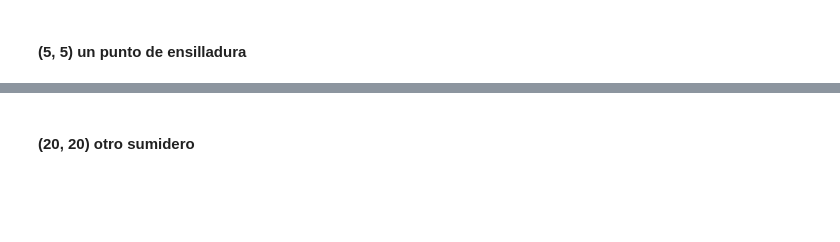
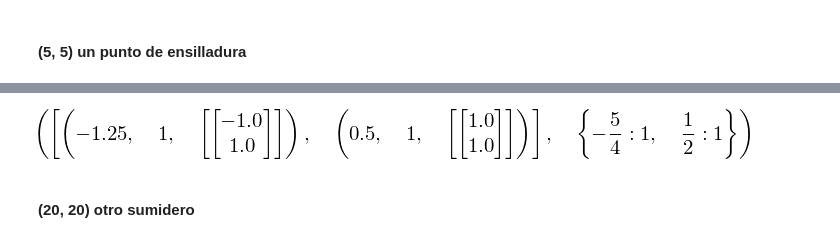
Before and after one commit to rgarcia-herrera/sistemas-dinamicos, a Jupyter notebook: human_immune.ipynb, the cells around one changed output, grey strips where cells are left out. Saved outputs shown, nothing was run; the diff lists cells and outputs as text; code cells hidden in the pictures; blank space fills up the shorter version.

```diff
--- a/human_immune.ipynb
+++ b/human_immune.ipynb
@@ -148,3 +152,7 @@ Je2.det(), Je2.trace()
+# %%
+Je2.eigenvects(), Je2.eigenvals()
+# %% [output]
+[figure, added]
 # %% [markdown]
 #### (20, 20) otro sumidero
 # %%
```
Also changed, not shown: parts of 30 cells of this notebook.
